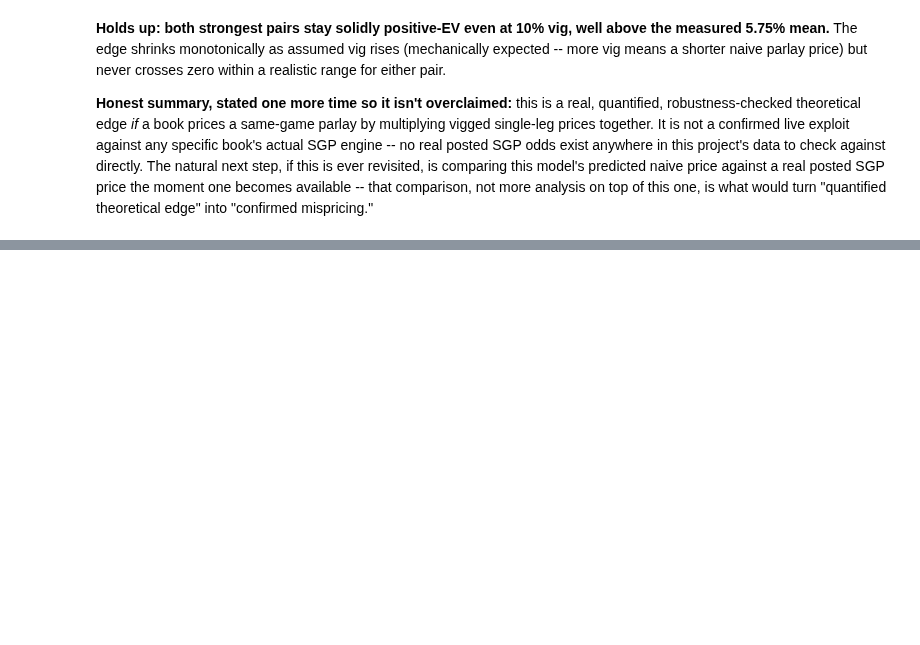
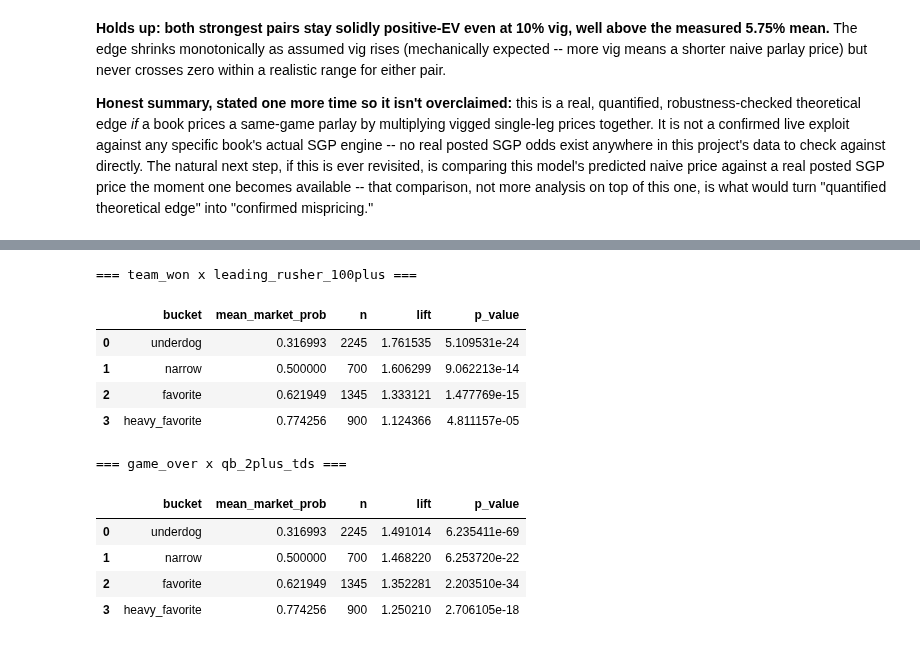
Before and after one commit to rahulr-1006/nfl_2026, a Jupyter notebook: notebooks/model_backtest_results.ipynb, the cells around one changed output, grey strips where cells are left out. Drawn from its saved outputs; the diff is of its cells as text; code cells hidden in the pictures; blank space fills up the shorter version.

```diff
--- a/notebooks/model_backtest_results.ipynb
+++ b/notebooks/model_backtest_results.ipynb
@@ -1595,0 +1606,32 @@ edge" into "confirmed mispricing."
+# %%
+from src.backtest.correlated_props import (
+    measure_leg_correlation_by_bucket, bucket_favorite_strength,
+    estimate_game_specific_joint_prob, FAVORITE_BUCKETS,
+)
+
+# team-level market prob: home team's market_prob_home, away team's 1 - that
+home_side = training_df[["game_id", "home_team", "market_prob_home"]].rename(columns={"home_team": "team", "market_prob_home": "team_market_prob"})
+away_side = training_df[["game_id", "away_team", "market_prob_home"]].rename(columns={"away_team": "team"})
+away_side["team_market_prob"] = 1 - away_side["market_prob_home"]
+away_side = away_side.drop(columns=["market_prob_home"])
+team_market = pd.concat([home_side, away_side], ignore_index=True)
+
+merged = team_game.merge(team_market, on=["game_id", "team"], how="inner")
+
+for leg_a, leg_b in [("team_won", "leading_rusher_100plus"), ("game_over", "qb_2plus_tds")]:
+    print(f"\n=== {leg_a} x {leg_b} ===")
+    bucket_table = measure_leg_correlation_by_bucket(merged[leg_a], merged[leg_b], merged["team_market_prob"])
+    display(bucket_table[["bucket", "mean_market_prob", "n", "lift", "p_value"]])
+# %% [output]
+=== team_won x leading_rusher_100plus ===
+|  | bucket | mean_market_prob | n | lift | p_value |
+| 0 | underdog | 0.316993 | 2245 | 1.761535 | 5.109531e-24 |
+| 1 | narrow | 0.500000 | 700 | 1.606299 | 9.062213e-14 |
+| 2 | favorite | 0.621949 | 1345 | 1.333121 | 1.477769e-15 |
+| 3 | heavy_favorite | 0.774256 | 900 | 1.124366 | 4.811157e-05 |
+=== game_over x qb_2plus_tds ===
+|  | bucket | mean_market_prob | n | lift | p_value |
+| 0 | underdog | 0.316993 | 2245 | 1.491014 | 6.235411e-69 |
+| 1 | narrow | 0.500000 | 700 | 1.468220 | 6.253720e-22 |
+| 2 | favorite | 0.621949 | 1345 | 1.352281 | 2.203510e-34 |
+| 3 | heavy_favorite | 0.774256 | 900 | 1.250210 | 2.706105e-18 |
```
Also changed, not shown: parts of 7 cells of this notebook, 14 other files.
